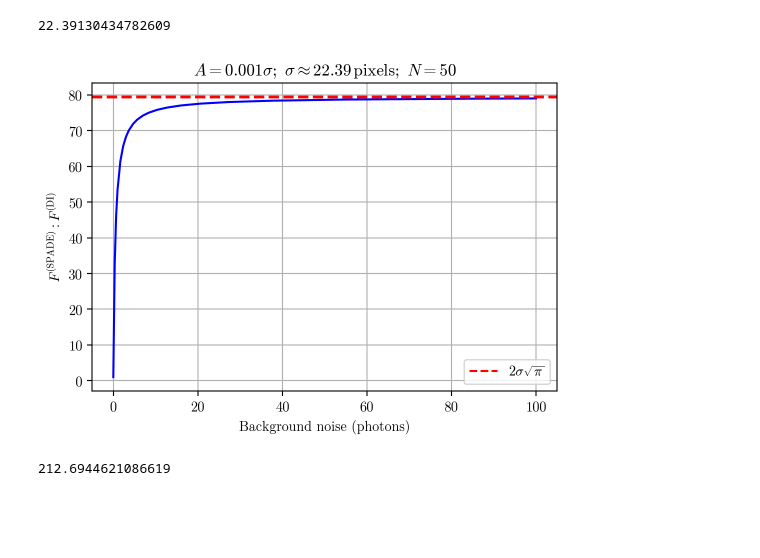
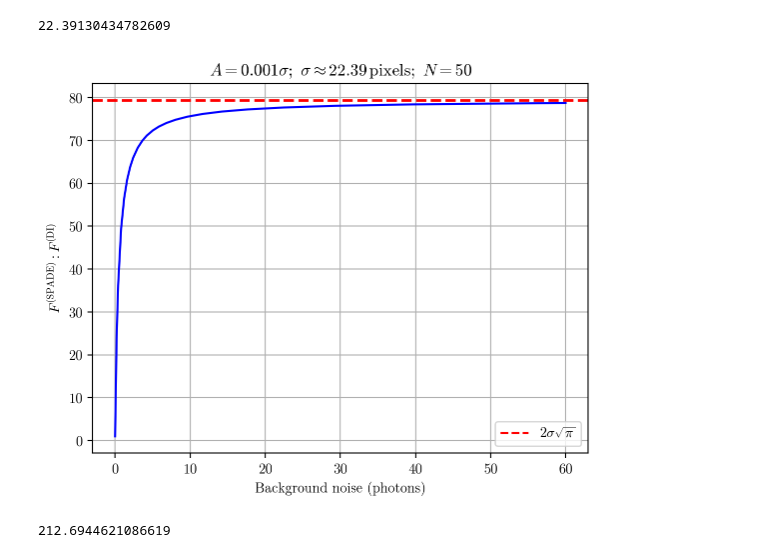
Before and after one commit to huchaoning/freqest-draft, a Jupyter notebook: 1.ipynb, the cells around one changed output. Cells and saved outputs as stored; diff of their text form; code cells hidden in the pictures; blank space fills up the shorter version.

```diff
--- a/1.ipynb
+++ b/1.ipynb
@@ -101,13 +101,14 @@ sigma
 22.39130434782609
 # %%
 max = spade_fi(0.06253, 1, 0)
-x = np.linspace(1e-10, 1e2, 300)
+x = np.linspace(1e-10, 60, 300)
 plot(x, spade_fi(0.06253, 1, x) / di_fi(0.06253, 1, x), 'b', title=r'$A=0.001\sigma;~\sigma\approx22.39\,{\rm pixels};~N=50$')
 # plot(x, spade_fi(0.03253, 1, x) / di_fi(0.03253, 1, x), 'g-.', label='SPADE')
 axline(h=sqrt(pi) * (2*sigma), c='r', w=2)
 
-plot(fmt='r--', label=r'$2\sigma\sqrt{\pi}$')
+plot([], fmt='r--', label=r'$2\sigma\sqrt{\pi}$')
 
-plot(ylabel=r'$F^{\rm (SPADE)}:F^{\rm (DI)}$', xlabel='Background noise (photons)', save='2sqrtpi.pdf')
+plot([], ylabel=r'$F^{\rm (SPADE)}:F^{\rm (DI)}$', xlabel='Background noise (photons)',)
+#  save='2sqrtpi.pdf'
 # %% [output]
-[figure, old version]
+[figure, new version]
```
Also changed, not shown: parts of 3 cells of this notebook, 13 other files.
